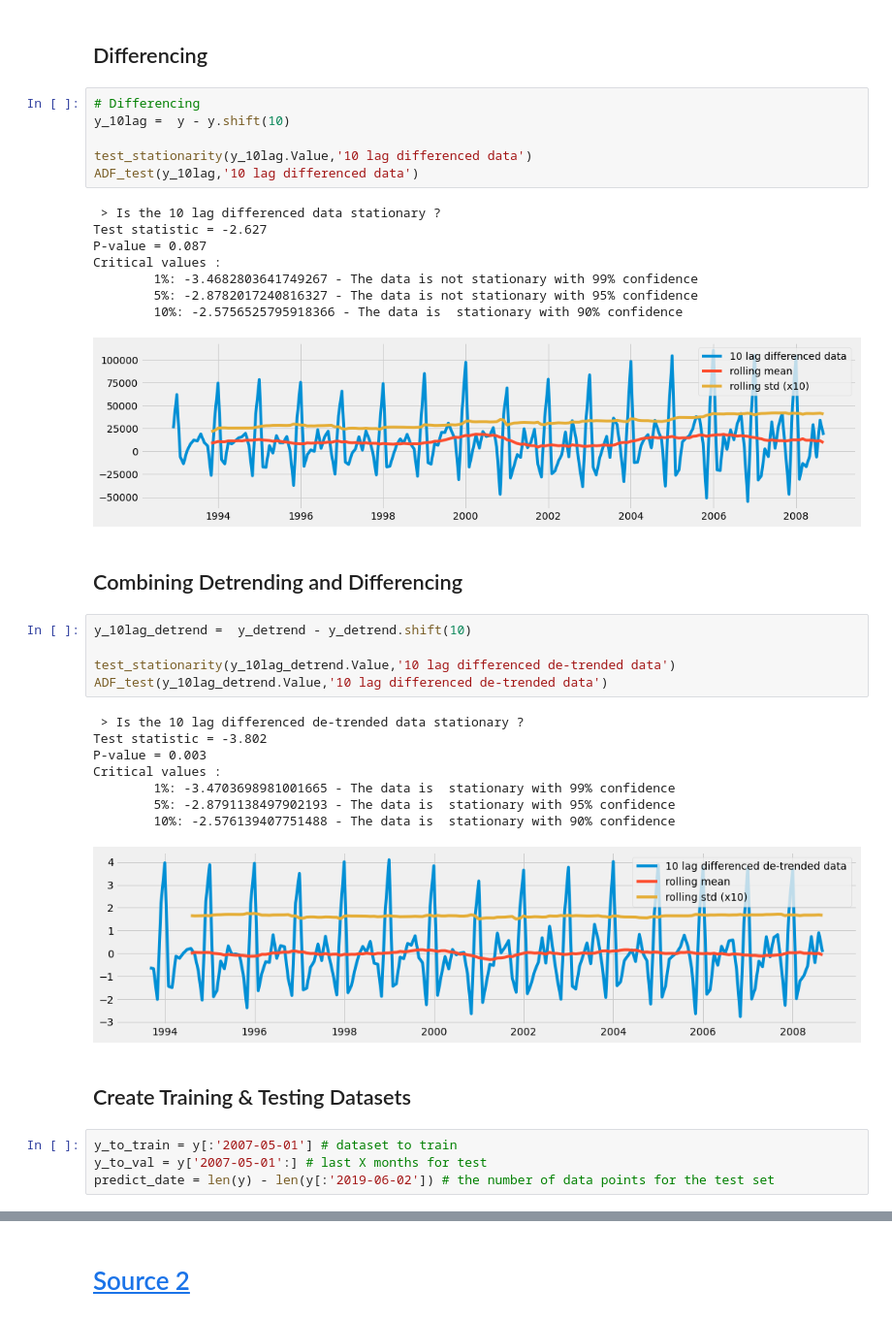
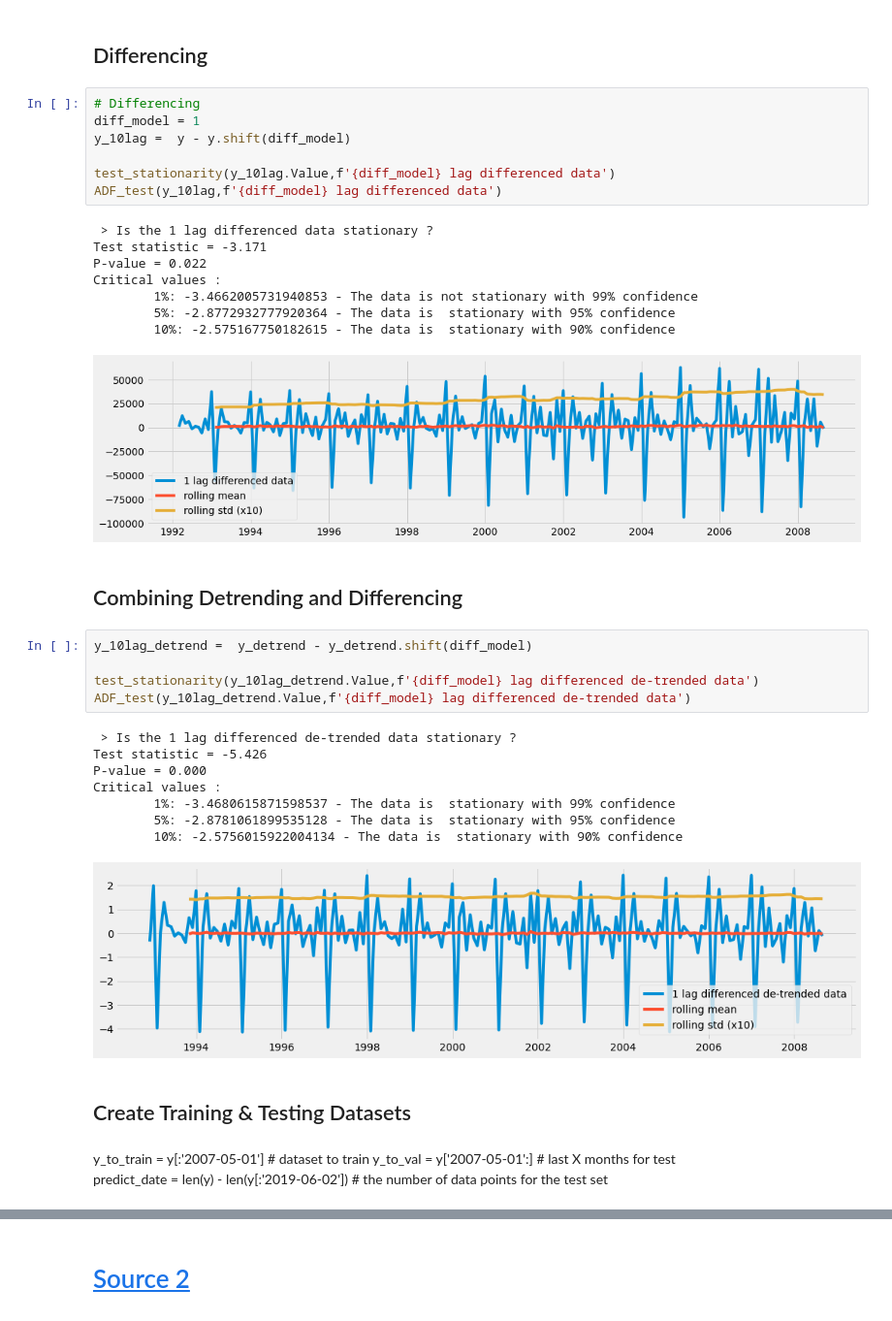
Before and after one commit to bateikoEd/time-series-analysis, a Jupyter notebook: lab4/Train_cp.ipynb, the cells around one changed output, grey strips where cells are left out. Shown at 97% size. Saved outputs shown, nothing was run; the diff lists cells and outputs as text.

```diff
--- a/lab4/Train_cp.ipynb
+++ b/lab4/Train_cp.ipynb
@@ -153,41 +151,42 @@ Critical values :
 ## Differencing
 # %%
 # Differencing
-y_10lag =  y - y.shift(10)
+diff_model = 1
+y_10lag =  y - y.shift(diff_model)
 
-test_stationarity(y_10lag.Value,'10 lag differenced data')
-ADF_test(y_10lag,'10 lag differenced data')
+test_stationarity(y_10lag.Value,f'{diff_model} lag differenced data')
+ADF_test(y_10lag,f'{diff_model} lag differenced data')
 # %% [output]
- > Is the 10 lag differenced data stationary ?
-Test statistic = -2.627
-P-value = 0.087
+ > Is the 1 lag differenced data stationary ?
+Test statistic = -3.171
+P-value = 0.022
 Critical values :
-        1%: -3.4682803641749267 - The data is not stationary with 99% confidence
-        5%: -2.8782017240816327 - The data is not stationary with 95% confidence
-        10%: -2.5756525795918366 - The data is  stationary with 90% confidence
+        1%: -3.4662005731940853 - The data is not stationary with 99% confidence
+        5%: -2.8772932777920364 - The data is  stationary with 95% confidence
+        10%: -2.575167750182615 - The data is  stationary with 90% confidence
-[figure, old version]
+[figure, new version]
 # %% [markdown]
 ## Combining Detrending and Differencing
 # %%
-y_10lag_detrend =  y_detrend - y_detrend.shift(10)
+y_10lag_detrend =  y_detrend - y_detrend.shift(diff_model)
 
-test_stationarity(y_10lag_detrend.Value,'10 lag differenced de-trended data')
-ADF_test(y_10lag_detrend.Value,'10 lag differenced de-trended data')
+test_stationarity(y_10lag_detrend.Value,f'{diff_model} lag differenced de-trended data')
+ADF_test(y_10lag_detrend.Value,f'{diff_model} lag differenced de-trended data')
 # %% [output]
- > Is the 10 lag differenced de-trended data stationary ?
-Test statistic = -3.802
-P-value = 0.003
+ > Is the 1 lag differenced de-trended data stationary ?
+Test statistic = -5.426
+P-value = 0.000
 Critical values :
-        1%: -3.4703698981001665 - The data is  stationary with 99% confidence
-        5%: -2.8791138497902193 - The data is  stationary with 95% confidence
-        10%: -2.576139407751488 - The data is  stationary with 90% confidence
+        1%: -3.4680615871598537 - The data is  stationary with 99% confidence
+        5%: -2.8781061899535128 - The data is  stationary with 95% confidence
+        10%: -2.5756015922004134 - The data is  stationary with 90% confidence
-[figure, old version]
+[figure, new version]
 # %% [markdown]
 ## Create Training & Testing Datasets
-# %%
-y_to_train = y[:'2007-05-01'] # dataset to train
-y_to_val = y['2007-05-01':] # last X months for test
-predict_date = len(y) - len(y[:'2019-06-02']) # the number of data points for the test set
+# %% [markdown]
+y_to_train = y[:'2007-05-01'] # dataset to train
+y_to_val = y['2007-05-01':] # last X months for test
+predict_date = len(y) - len(y[:'2019-06-02']) # the number of data points for the test set
 # %%
 fig, ax = plt.subplots(figsize=(20, 10))
 ax.plot(y_10lag_detrend,marker='.', linestyle='-', linewidth=0.5, label='Month')
```
Also changed, not shown: parts of 59 cells of this notebook.
